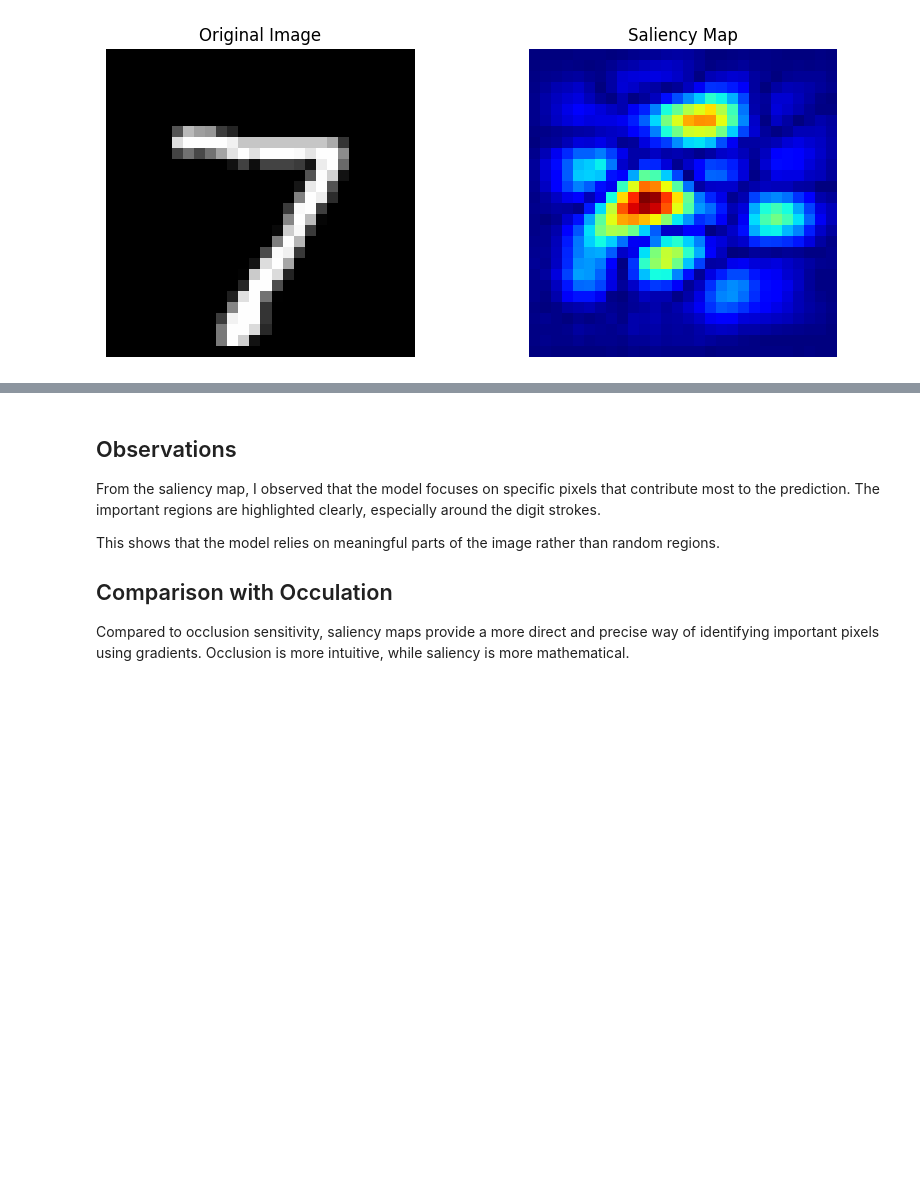
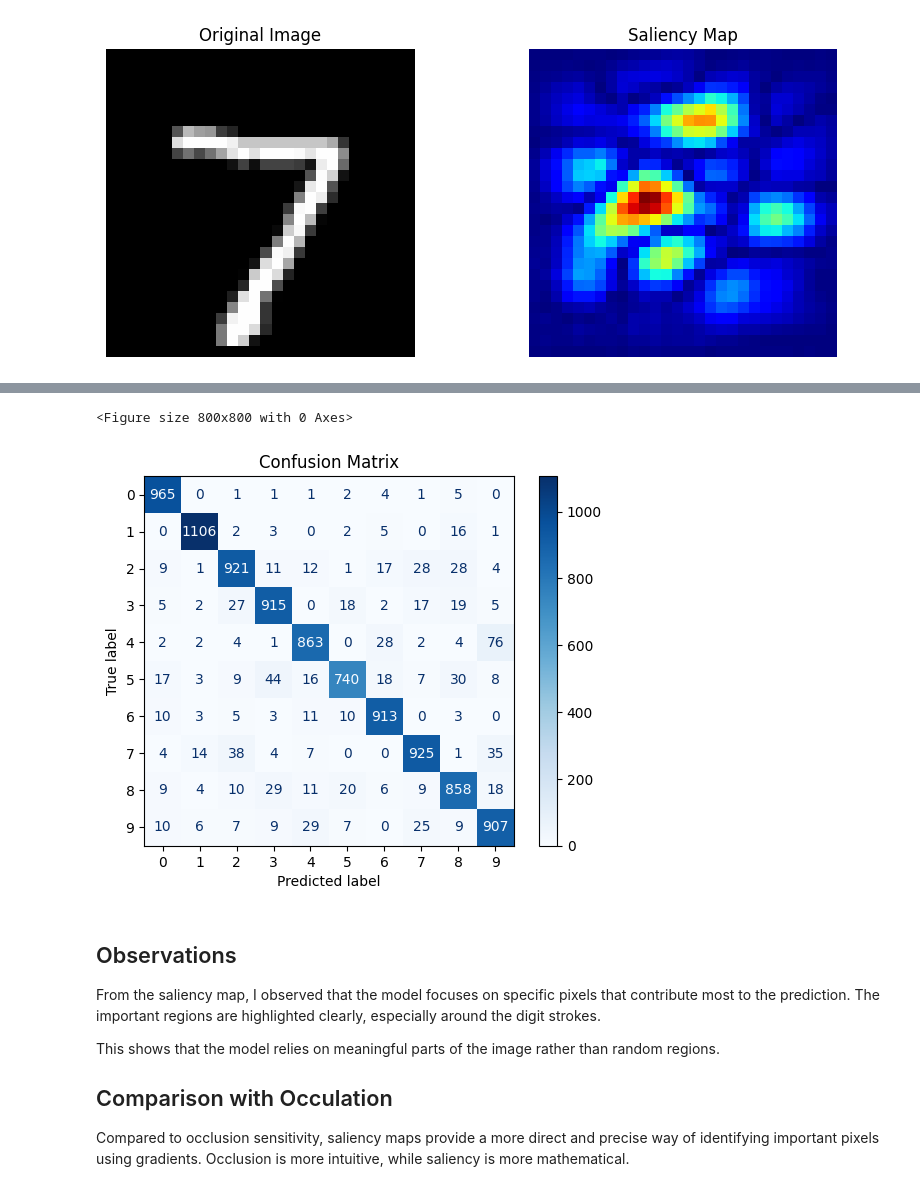
Before and after one commit to swayamjaiswal152/CNN-Lab-Assignment, a Jupyter notebook: CNN_Lab_Assignment.ipynb, the cells around one changed output, grey strips where cells are left out. Saved outputs shown, nothing was run; the diff lists cells and outputs as text; code cells hidden in the pictures; blank space fills up the shorter version.

```diff
--- a/CNN_Lab_Assignment.ipynb
+++ b/CNN_Lab_Assignment.ipynb
@@ -1656,0 +1660,5 @@ plt.show()
+# %%
+y_pred = lenet_model.predict(x_test_mnist)
+y_pred = np.argmax(y_pred, axis=1)
+
+y_true = np.argmax(y_test_mnist, axis=1)
@@ -1657,3 +1667,17 @@ plt.show()
+# %%
+cm = confusion_matrix(y_true, y_pred)
+# %%
+disp = ConfusionMatrixDisplay(confusion_matrix=cm)
+
+plt.figure(figsize=(8,8))
+disp.plot(cmap='Blues')
+
+plt.title("Confusion Matrix")
+plt.savefig("confusion_matrix.png")
+plt.show()
+# %% [output]
+<Figure size 800x800 with 0 Axes>
+[figure, added]
 # %% [markdown]
 ## Observations
 
```
Also changed, not shown: parts of 42 cells of this notebook.
